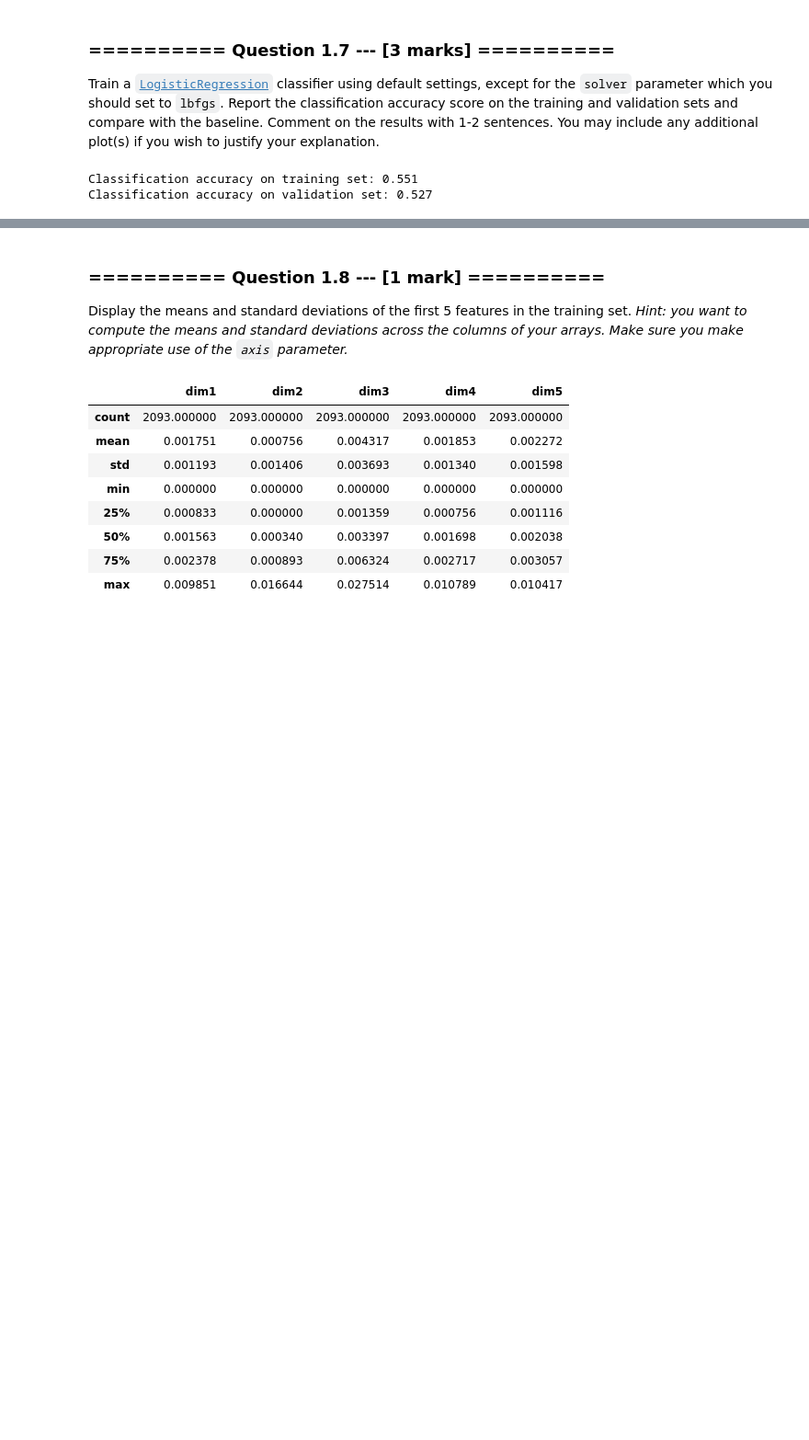
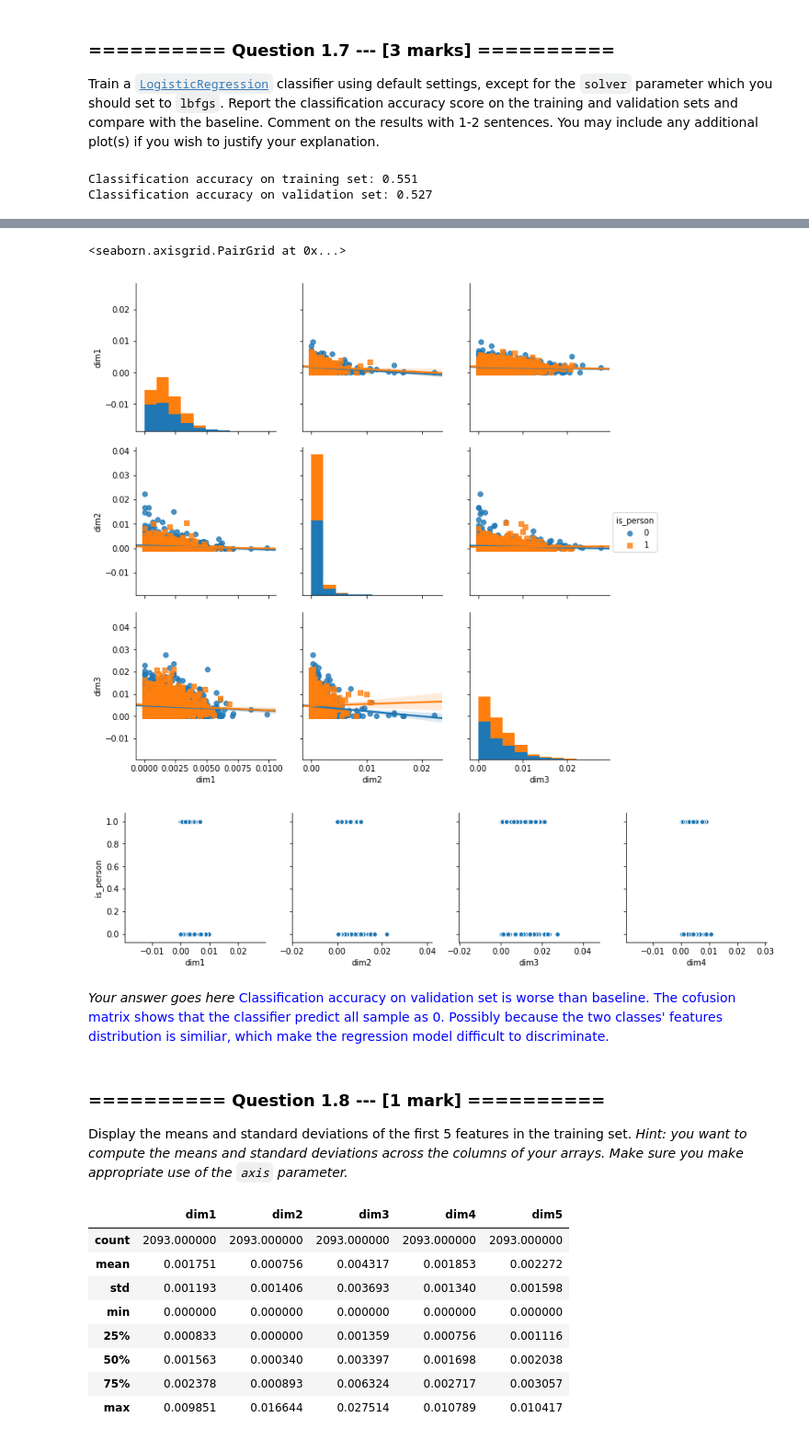
Before and after one commit to ShootingSpace/Machine-learning-practical-with-scikit-learn, a Jupyter notebook: 07_Assignment_3.ipynb, the cells around one changed output, grey strips where cells are left out. Shown at 92% size. Cells and saved outputs as stored; diff of their text form; code cells hidden in the pictures; blank space fills up the shorter version.

```diff
--- a/07_Assignment_3.ipynb
+++ b/07_Assignment_3.ipynb
@@ -231,3 +243,17 @@ Classification accuracy score on the training and validation sets are balanced.
+# %%
+dat = pd.concat([dummy_t,dummy_v])
+sns.pairplot(data=dat,hue='is_person',markers=["o", "s"],size=3,vars=["dim1", "dim2","dim3"],kind="reg")
+sns.pairplot(data=dat, x_vars=["dim1", "dim2","dim3",'dim4'], y_vars = 'is_person', size=3)
+# %% [output]
+<seaborn.axisgrid.PairGrid at 0x...>
+[figure, added]
+[figure, added]
+# %% [markdown]
+*Your answer goes here*
+<font color='blue'>
+Classification accuracy on validation set is worse than baseline.
+The cofusion matrix shows that the classifier predict all sample as 0.
+Possibly because the two classes' features distribution is similiar, which make the regression model difficult to discriminate.
 # %% [markdown]
 ### ========== Question 1.8 --- [1 mark] ==========
 Display the means and standard deviations of the first 5 features in the training set. *Hint: you want to compute the means and standard deviations across the columns of your arrays. Make sure you make appropriate use of the `axis` parameter.*
```
Also changed, not shown: parts of 22 cells of this notebook, 2 other files.
